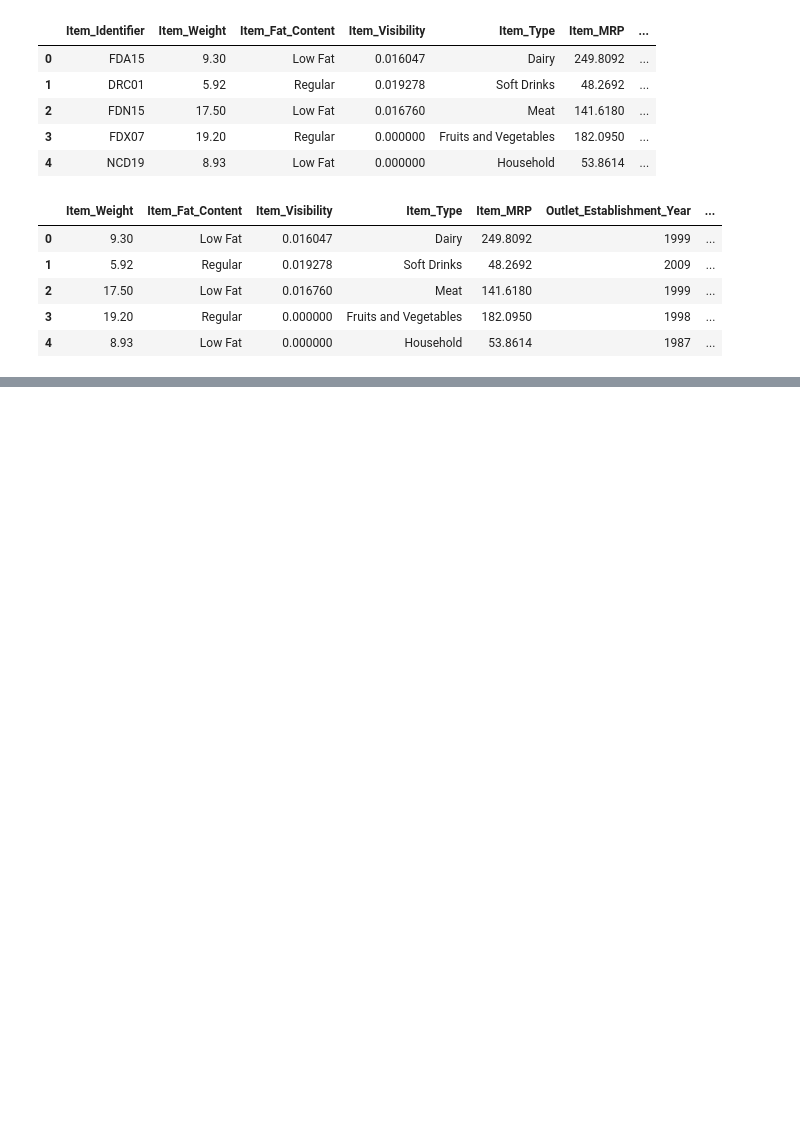
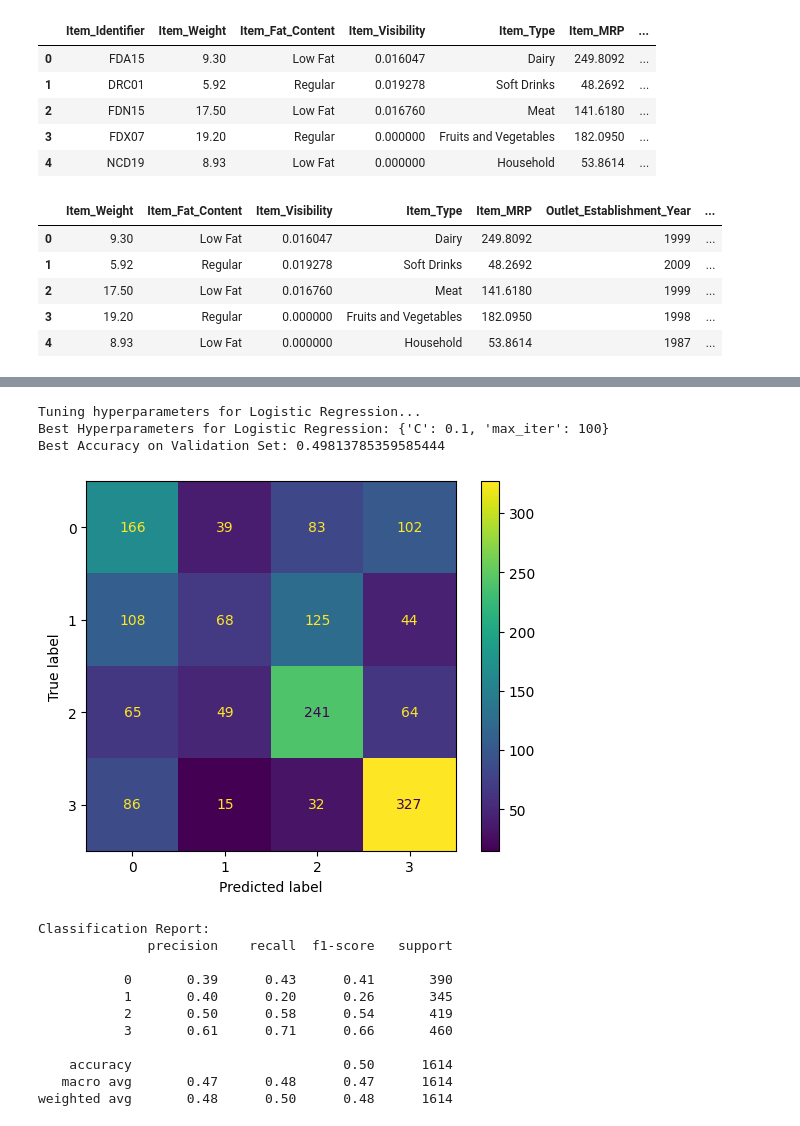
Before and after one commit to Rachittt/Automated_ML, a Jupyter notebook: test.ipynb, the cells around one changed output, grey strips where cells are left out. Cells and saved outputs as stored; diff of their text form; code cells hidden in the pictures; blank space fills up the shorter version.

```diff
--- a/test.ipynb
+++ b/test.ipynb
@@ -59,0 +69,27 @@ final_model(X, y, best_model)
+# %%
+new_df = pd.read_csv('Train.csv')
+new_df.drop('ID', axis=1, inplace=True)
+# %%
+new_df, X, y = preprocess_data(new_df, 'Segmentation')
+X_train, X_test, y_train, y_test = scale_encode_split(X, y)
+save_preprocessed_data(X_train, X_test, y_train, y_test)
+best_model, best_model_name, best_model_score = tune_classification_model(X_train, y_train)
+# %% [output]
+Tuning hyperparameters for Logistic Regression...
+Best Hyperparameters for Logistic Regression: {'C': 0.1, 'max_iter': 100}
+Best Accuracy on Validation Set: 0.49813785359585444
+# %%
+print_classification_scores(best_model, X_test, y_test)
+# %% [output]
+[figure, added]
+Classification Report:
+              precision    recall  f1-score   support
+
+           0       0.39      0.43      0.41       390
+           1       0.40      0.20      0.26       345
+           2       0.50      0.58      0.54       419
+           3       0.61      0.71      0.66       460
+
+    accuracy                           0.50      1614
+   macro avg       0.47      0.48      0.47      1614
+weighted avg       0.48      0.50      0.48      1614
```
Also changed, not shown: parts of 7 cells of this notebook, 5 other files.
